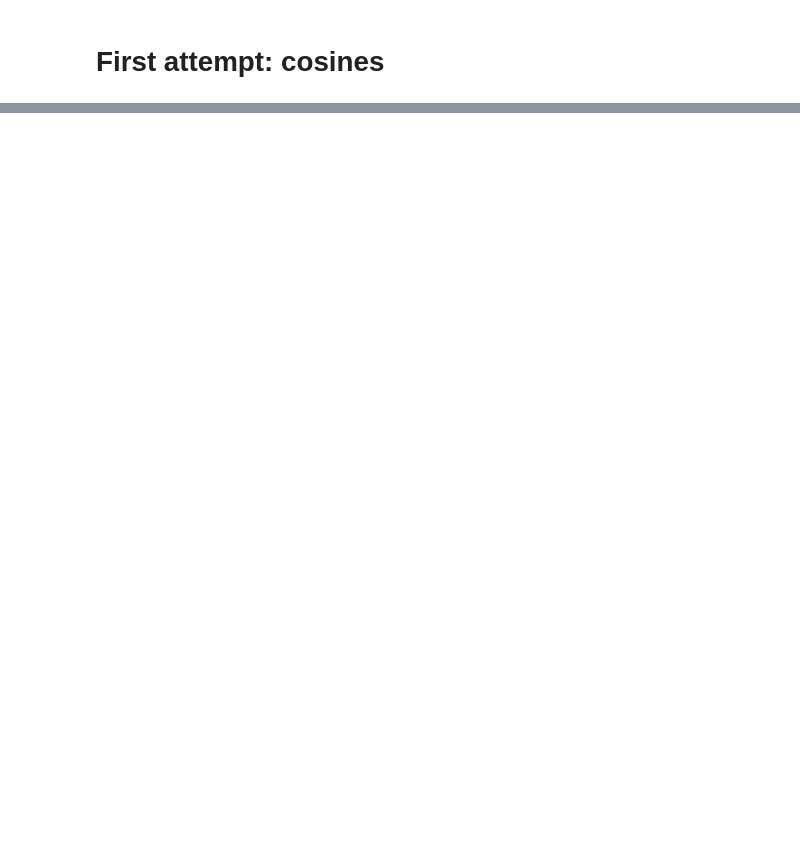
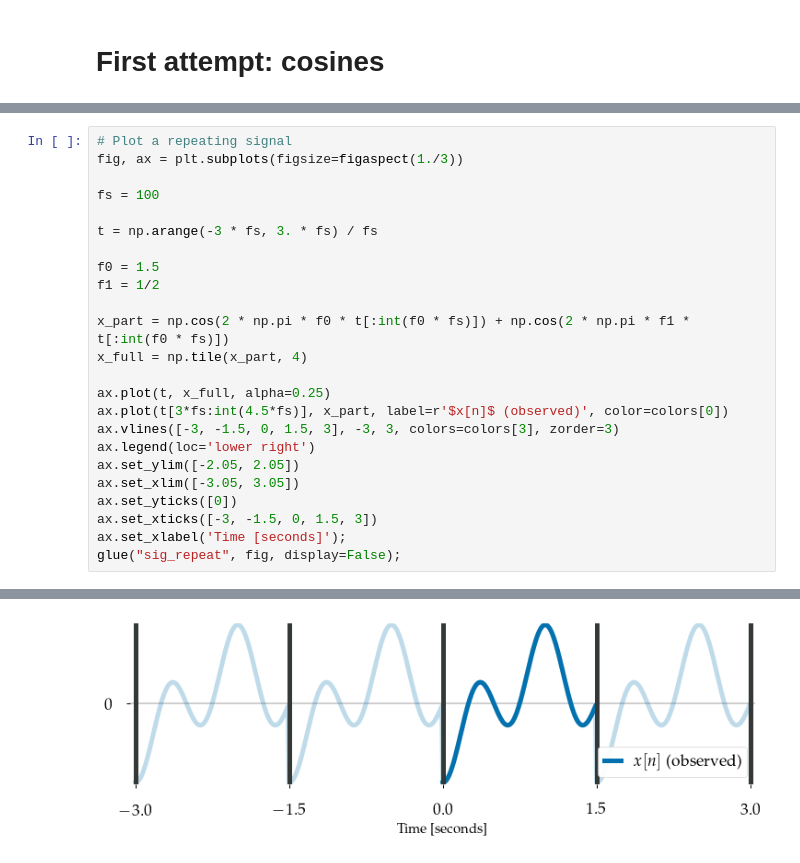
Before and after one commit to bmcfee/dstbook, a Jupyter notebook: content/ch05/Cosine.ipynb, the cells around one changed output, grey strips where cells are left out. Saved outputs shown, nothing was run; the diff lists cells and outputs as text; blank space fills up the shorter version.

```diff
--- a/content/ch05/Cosine.ipynb
+++ b/content/ch05/Cosine.ipynb
@@ -100,0 +139,25 @@ $$
+# %%
+# Plot a repeating signal
+fig, ax = plt.subplots(figsize=figaspect(1./3))
+
+fs = 100
+
+t = np.arange(-3 * fs, 3. * fs) / fs
+
+f0 = 1.5
+f1 = 1/2
+
+x_part = np.cos(2 * np.pi * f0 * t[:int(f0 * fs)]) + np.cos(2 * np.pi * f1 * t[:int(f0 * fs)])
+x_full = np.tile(x_part, 4)
+
+ax.plot(t, x_full, alpha=0.25)
+ax.plot(t[3*fs:int(4.5*fs)], x_part, label=r'$x[n]$ (observed)', color=colors[0])
+ax.vlines([-3, -1.5, 0, 1.5, 3], -3, 3, colors=colors[3], zorder=3)
+ax.legend(loc='lower right')
+ax.set_ylim([-2.05, 2.05])
+ax.set_xlim([-3.05, 3.05])
+ax.set_yticks([0])
+ax.set_xticks([-3, -1.5, 0, 1.5, 3])
+ax.set_xlabel('Time [seconds]');
+glue("sig_repeat", fig, display=False);
+# %% [output]
@@ -100,0 +165 @@ $$
+[figure, added]
```
Also changed, not shown: parts of 24 cells of this notebook, 6 other files.
